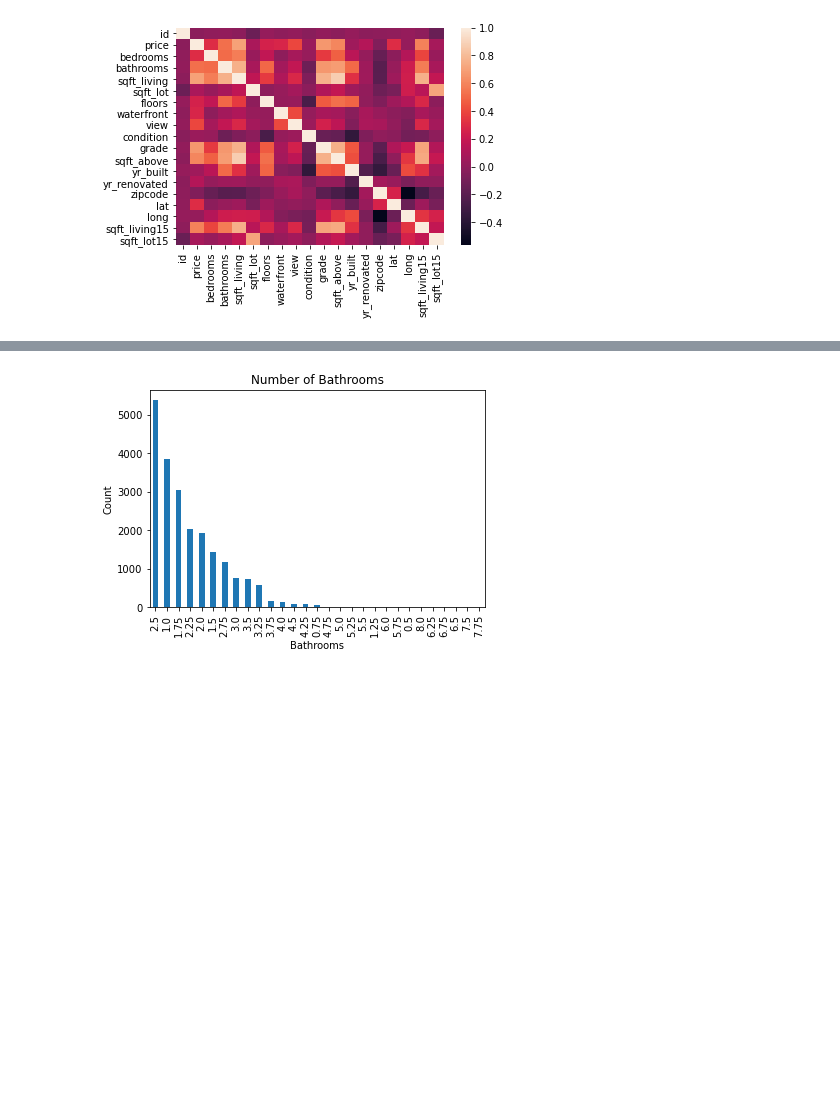
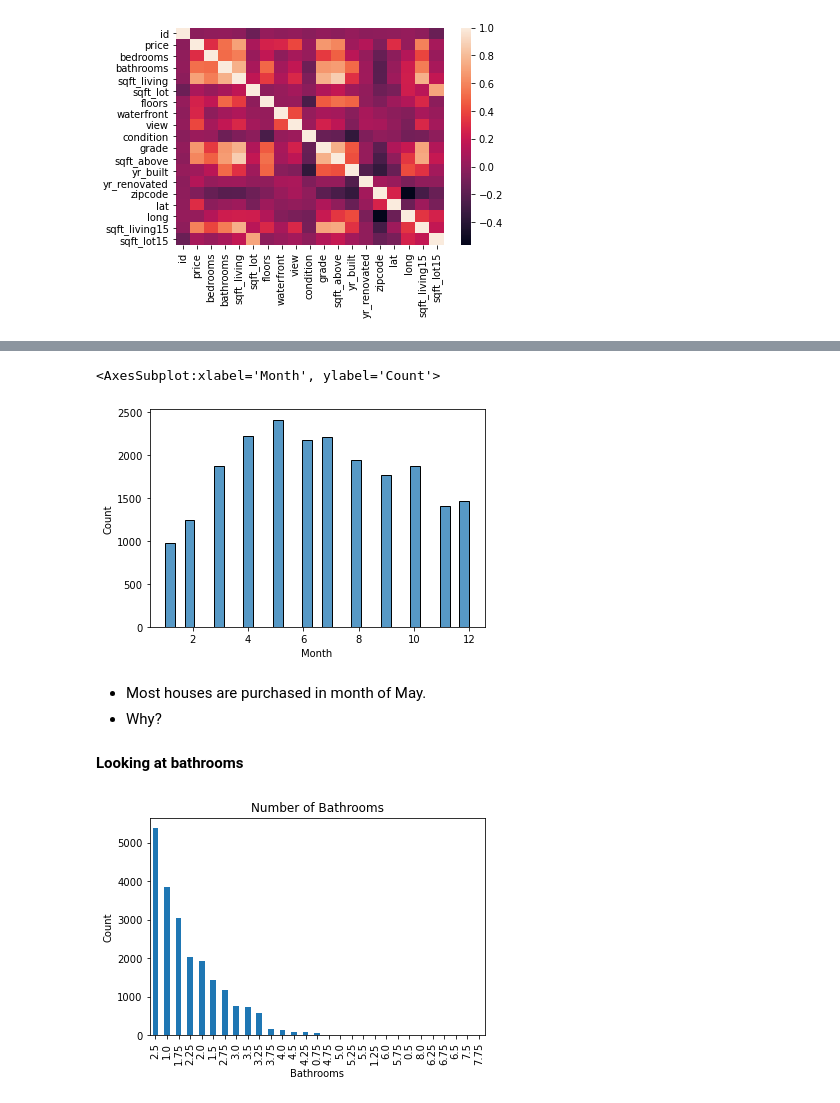
Before and after one commit to letruong711/Seattle-Area-Housing-Analysis, a Jupyter notebook: Starting Analysis.ipynb, the cells around one changed output, grey strips where cells are left out. Cells and saved outputs as stored; diff of their text form; code cells hidden in the pictures; blank space fills up the shorter version.

Commit message:
Isolated month and price

```diff
--- a/Starting Analysis.ipynb
+++ b/Starting Analysis.ipynb
@@ -144,0 +154,4 @@ sns.pairplot(price)
+# %%
+df['date'] = pd.to_datetime(df['date'].str.strip())
+df['Month'] = df['date'].dt.month
+df['Day'] = df['date'].dt.day
@@ -144,0 +168,3 @@ sns.pairplot(price)
+# %%
+df_mp = df[['Month', 'price']]
+df_mp
@@ -145,3 +185,13 @@ sns.pairplot(price)
+# %%
+sns.histplot(data=df_mp, x="Month")
+# %% [output]
+<AxesSubplot:xlabel='Month', ylabel='Count'>
+[figure, added]
+# %% [markdown]
+- Most houses are purchased in month of May.
+- Why?
+# %% [markdown]
+**Looking at bathrooms**
 # %%
 df['bathrooms'].value_counts().plot(kind='bar')
 plt.title('Number of Bathrooms')
```
Also changed, not shown: parts of 15 cells of this notebook.
